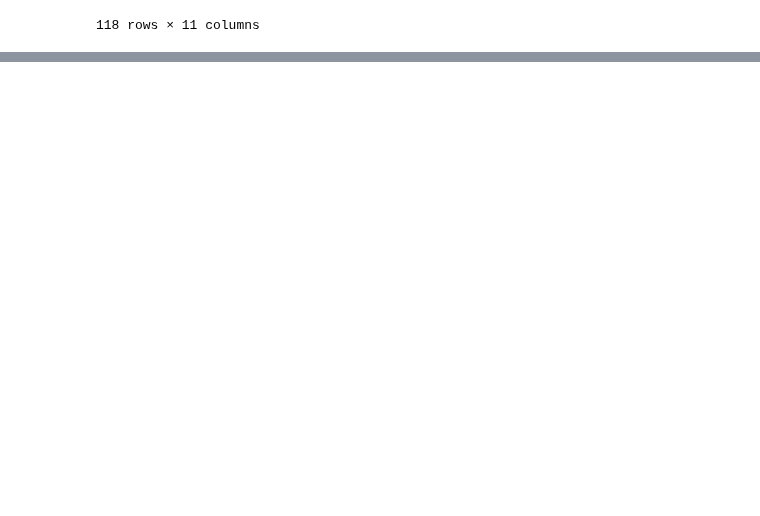
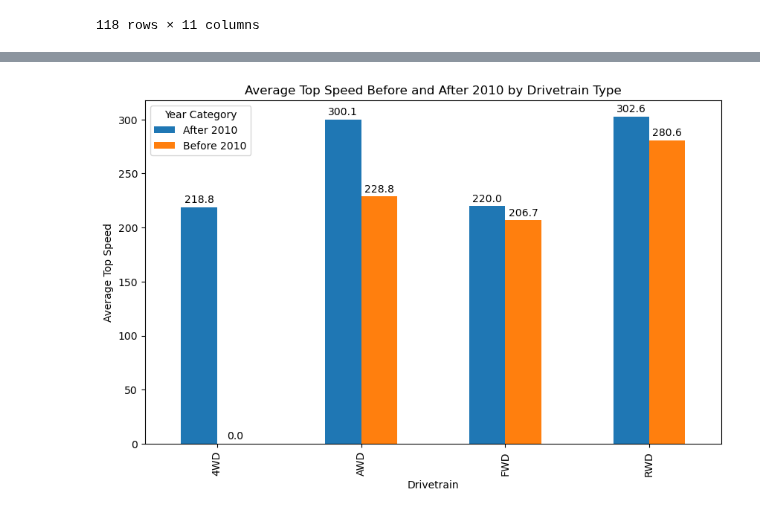
Before and after one commit to hayyaoe/statistics_AFL2, a Jupyter notebook: afl2.ipynb, the cells around one changed output, grey strips where cells are left out. Saved outputs shown, nothing was run; the diff lists cells and outputs as text; code cells hidden in the pictures; blank space fills up the shorter version.

```diff
--- a/afl2.ipynb
+++ b/afl2.ipynb
@@ -57,0 +77,23 @@ plt.show()
+# %%
+# Convert year_of_production to datetime
+df['year_of_production'] = pd.to_datetime(df['year_of_production'], format='%Y')
+
+# Create a column to indicate if the year is before or after 2010
+df['year_category'] = df['year_of_production'].apply(lambda x: 'Before 2010' if x.year < 2010 else 'After 2010')
+
+# Bar chart of average top speed before and after 2010, grouped by drivetrain type
+plt.figure(figsize=(10, 6))
+grouped = df.groupby(['drivetrain', 'year_category'])['top_speed'].mean().unstack()
+bars = grouped.plot(kind='bar', ax=plt.gca())
+plt.title('Average Top Speed Before and After 2010 by Drivetrain Type')
+plt.xlabel('Drivetrain')
+plt.ylabel('Average Top Speed')
+plt.legend(title='Year Category')
+
+# Add values on top of each bar
+for bar in bars.patches:
+    height = bar.get_height()
+    plt.text(bar.get_x() + bar.get_width() / 2, height + 2, f'{height:.1f}', ha='center', va='bottom')
+plt.show()
+# %% [output]
+[figure, added]
```
Also changed, not shown: parts of 20 cells of this notebook, 8 other files.
